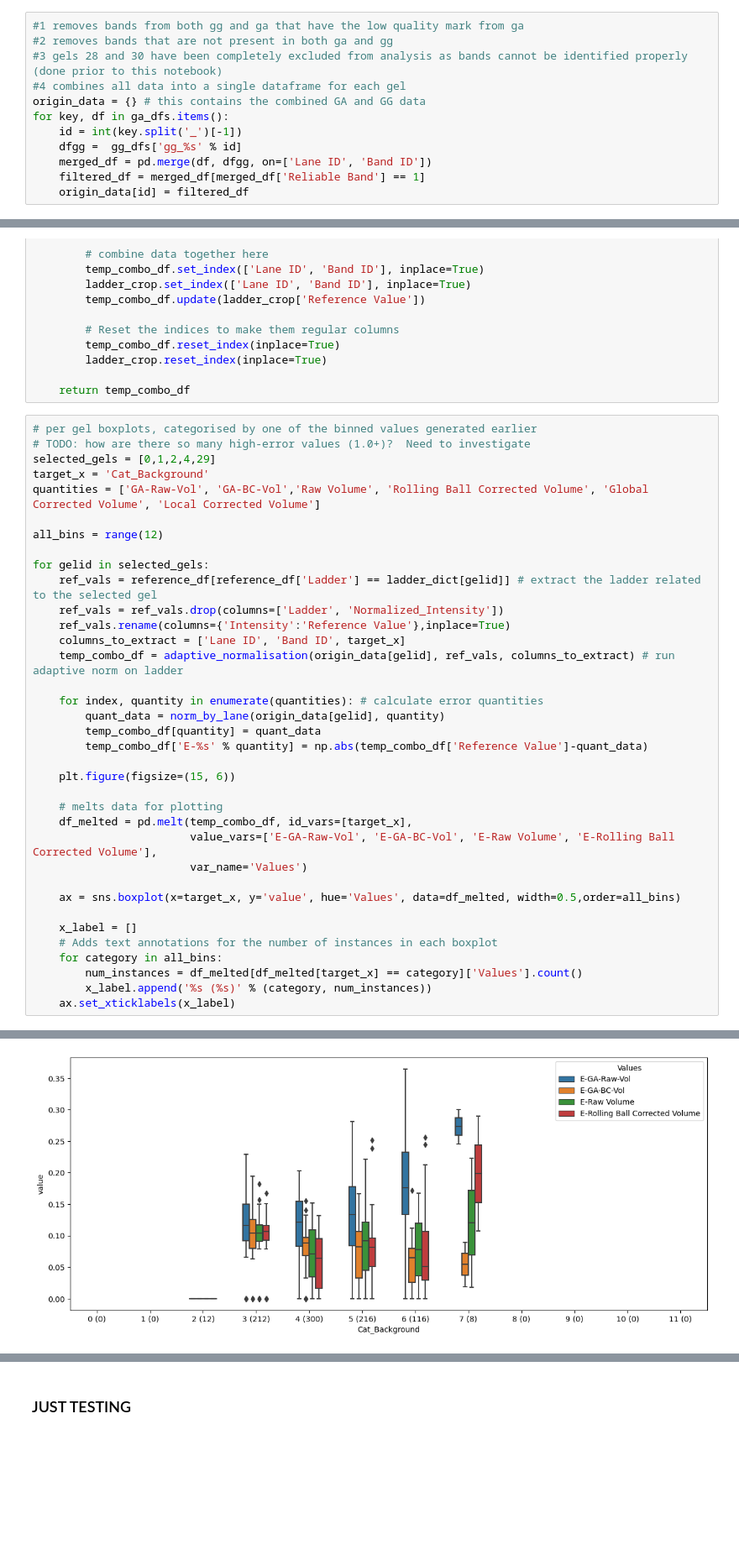
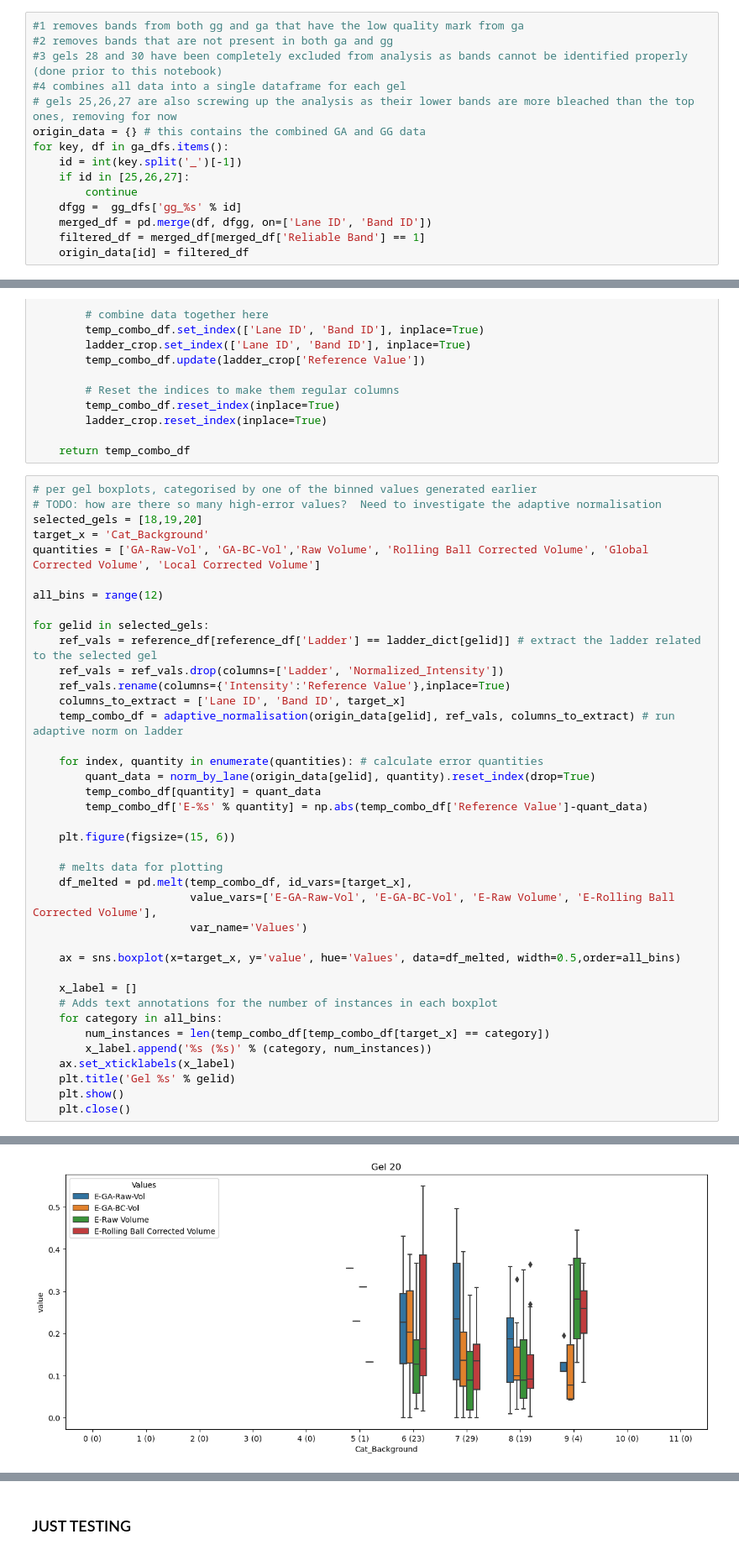
Before and after one commit to mattaq31/GelGenie, a Jupyter notebook: python-gelgenie/statistical_analysis/Combined Gel Band Data Analysis.ipynb, the cells around one changed output, grey strips where cells are left out. Shown: that part at 84% size. Drawn from its saved outputs; the diff is of its cells as text; blank space fills up the shorter version.

Commit message:
Updated data analysis with bugfixes and removed data points with incorrect results

```diff
--- a/python-gelgenie/statistical_analysis/Combined Gel Band Data Analysis.ipynb
+++ b/python-gelgenie/statistical_analysis/Combined Gel Band Data Analysis.ipynb
@@ -112,9 +112,12 @@ reference_df['Normalized_Intensity'] = reference_df.groupby("Ladder")["Intensity
 #2 removes bands that are not present in both ga and gg
 #3 gels 28 and 30 have been completely excluded from analysis as bands cannot be identified properly (done prior to this notebook)
 #4 combines all data into a single dataframe for each gel
+# gels 25,26,27 are also screwing up the analysis as their lower bands are more bleached than the top ones, removing for now
 origin_data = {} # this contains the combined GA and GG data
 for key, df in ga_dfs.items():
     id = int(key.split('_')[-1])
+    if id in [25,26,27]:
+        continue
     dfgg =  gg_dfs['gg_%s' % id]
     merged_df = pd.merge(df, dfgg, on=['Lane ID', 'Band ID'])
     filtered_df = merged_df[merged_df['Reliable Band'] == 1]
@@ -182,8 +185,8 @@ def adaptive_normalisation(data_dict, ladder_dict, columns_to_extract):
     return temp_combo_df
 # %%
 # per gel boxplots, categorised by one of the binned values generated earlier
-# TODO: how are there so many high-error values (1.0+)?  Need to investigate
-selected_gels = [0,1,2,4,29]
+# TODO: how are there so many high-error values?  Need to investigate the adaptive normalisation
+selected_gels = [18,19,20]
 target_x = 'Cat_Background'
 quantities = ['GA-Raw-Vol', 'GA-BC-Vol','Raw Volume', 'Rolling Ball Corrected Volume', 'Global Corrected Volume', 'Local Corrected Volume']
 
@@ -197,7 +200,7 @@ for gelid in selected_gels:
     temp_combo_df = adaptive_normalisation(origin_data[gelid], ref_vals, columns_to_extract) # run adaptive norm on ladder
 
     for index, quantity in enumerate(quantities): # calculate error quantities
-        quant_data = norm_by_lane(origin_data[gelid], quantity)
+        quant_data = norm_by_lane(origin_data[gelid], quantity).reset_index(drop=True)
         temp_combo_df[quantity] = quant_data
         temp_combo_df['E-%s' % quantity] = np.abs(temp_combo_df['Reference Value']-quant_data)
 
@@ -213,7 +216,10 @@ for gelid in selected_gels:
     x_label = []
     # Adds text annotations for the number of instances in each boxplot
     for category in all_bins:
-        num_instances = df_melted[df_melted[target_x] == category]['Values'].count()
+        num_instances = len(temp_combo_df[temp_combo_df[target_x] == category])
         x_label.append('%s (%s)' % (category, num_instances))
     ax.set_xticklabels(x_label)
+    plt.title('Gel %s' % gelid)
+    plt.show()
+    plt.close()
 # %% [output]
@@ -222 +228 @@ for gelid in selected_gels:
-[figure, old version]
+[figure, new version]
```
Also changed, not shown: parts of 3 cells of this notebook, 2 other files.
